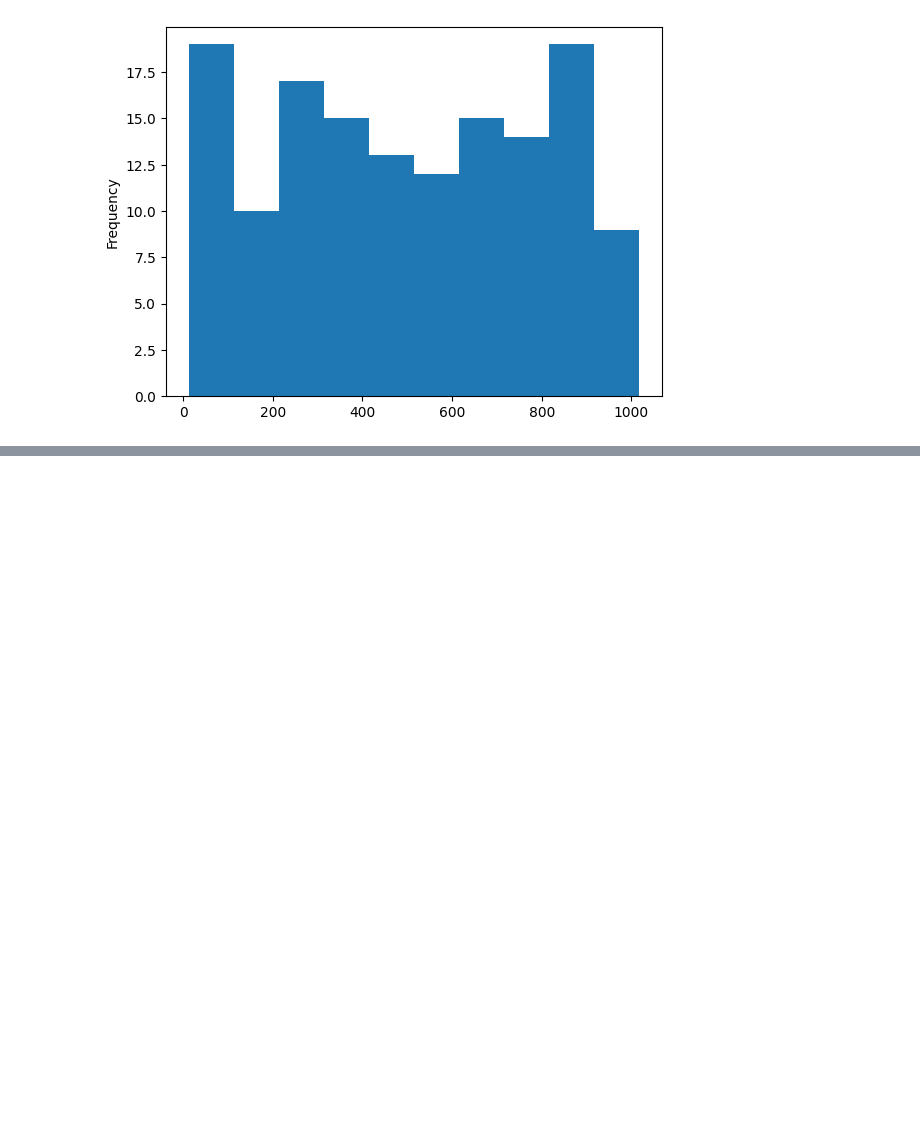
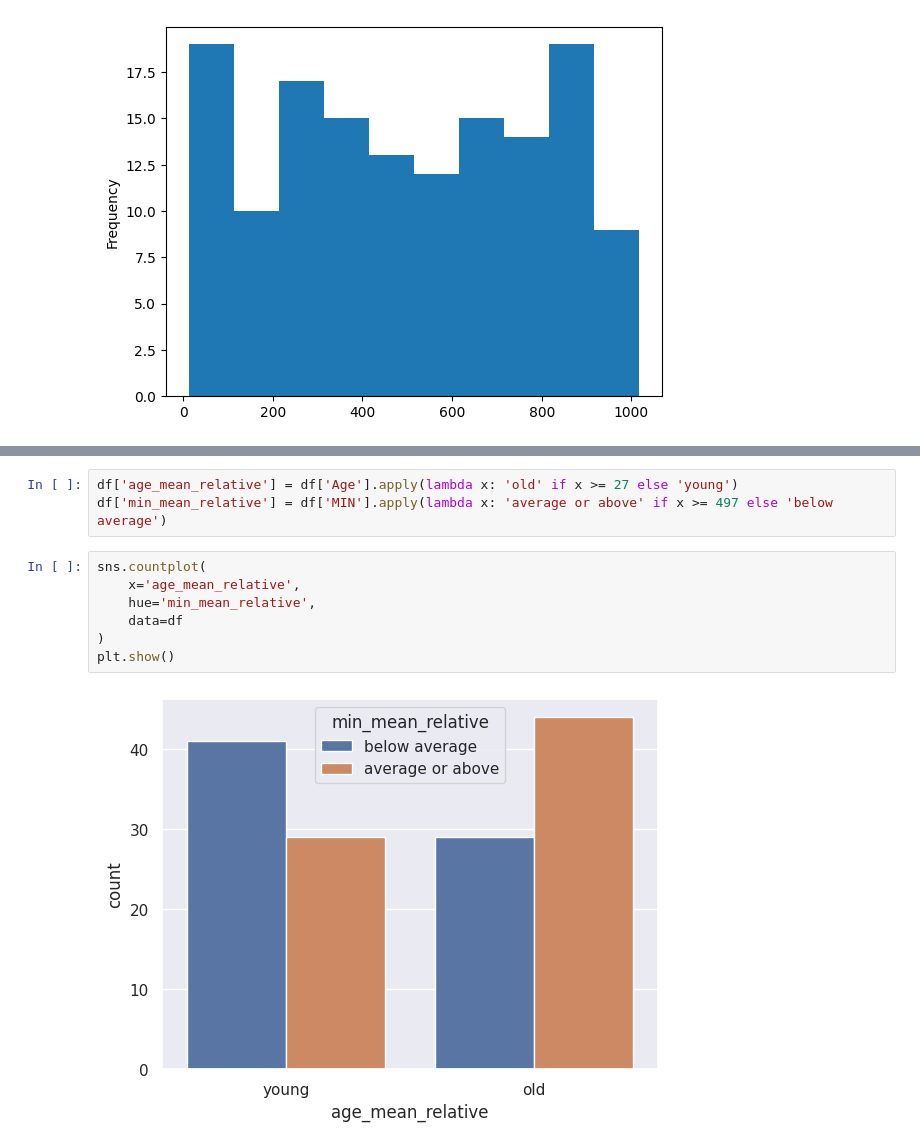
Before and after one commit to dnlsyfq/kaggle_wnba_player_stats, a Jupyter notebook: statistical-analysis-walkthrough.ipynb, the cells around one changed output, grey strips where cells are left out. Drawn from its saved outputs; the diff is of its cells as text; blank space fills up the shorter version.

```diff
--- a/statistical-analysis-walkthrough.ipynb
+++ b/statistical-analysis-walkthrough.ipynb
@@ -589,0 +660,12 @@ df['MIN'].plot.hist()
+# %%
+df['age_mean_relative'] = df['Age'].apply(lambda x: 'old' if x >= 27 else 'young')
+df['min_mean_relative'] = df['MIN'].apply(lambda x: 'average or above' if x >= 497 else 'below average')
+# %%
+sns.countplot(
+    x='age_mean_relative',
+    hue='min_mean_relative',
+    data=df
+)
+plt.show()
+# %% [output]
+[figure, added]
```
Also changed, not shown: parts of 12 cells of this notebook.
